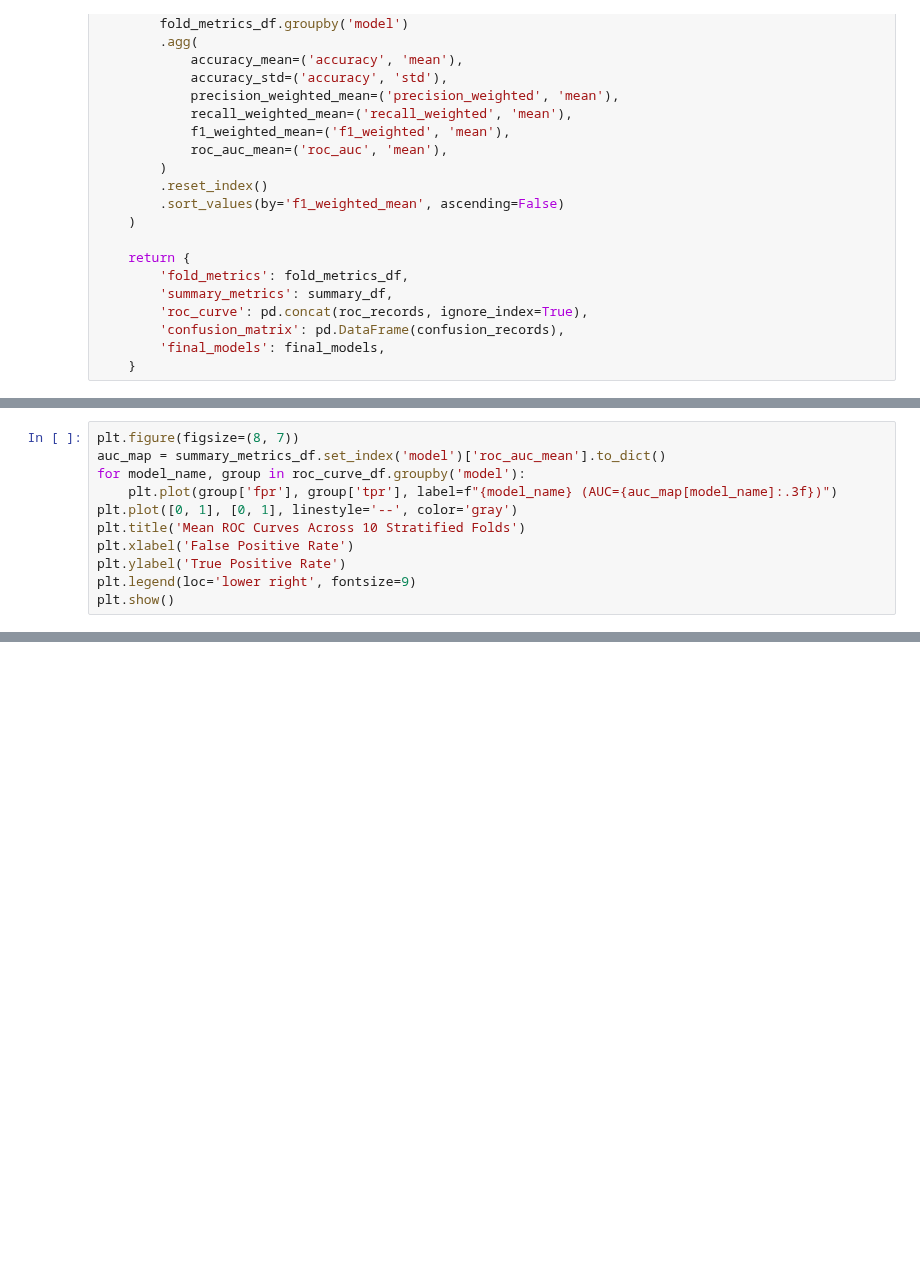
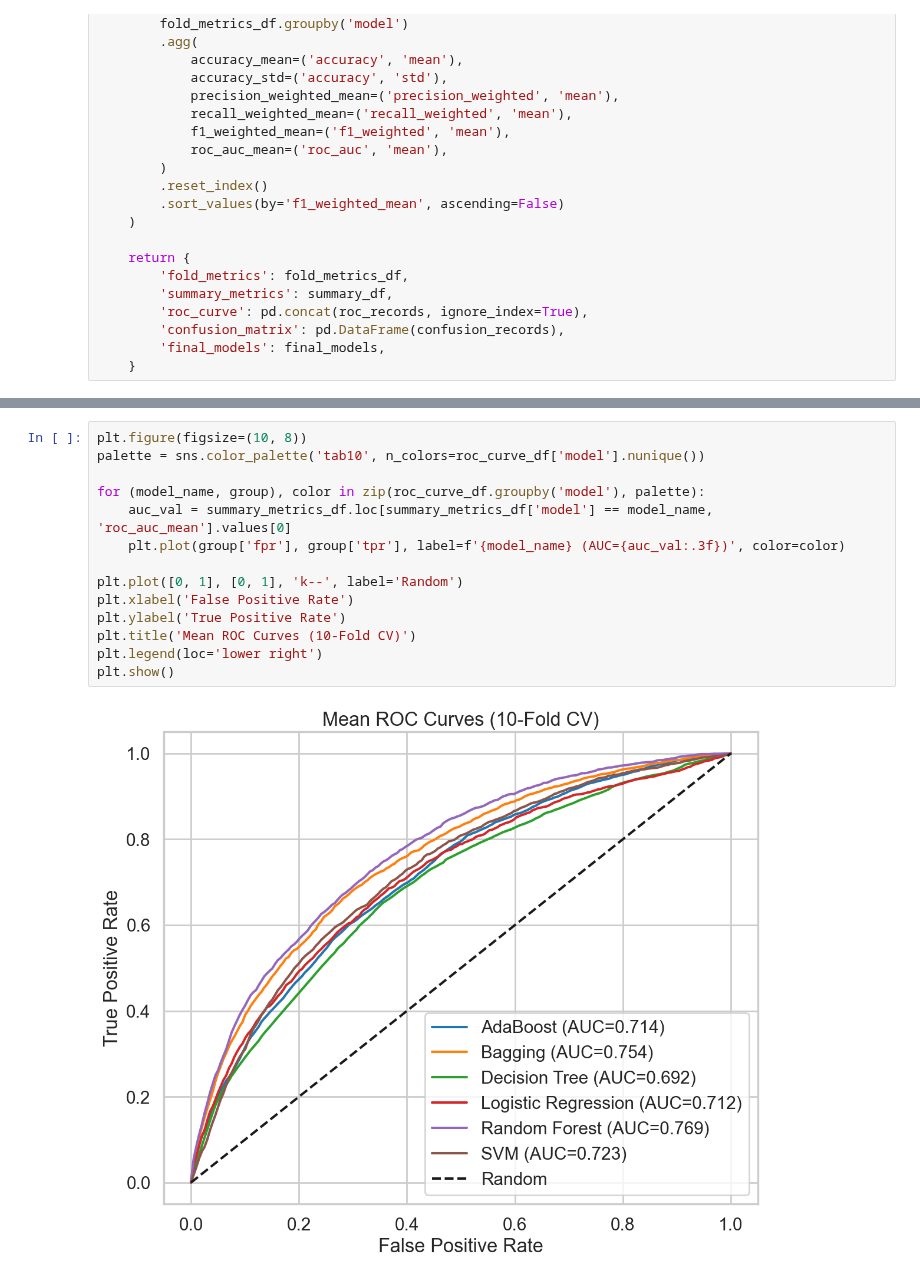
Before and after one commit to tuanxx31/Lab10, a Jupyter notebook: Software_Defect_Prediction.ipynb, the cells around one changed output, grey strips where cells are left out. Drawn from its saved outputs; the diff is of its cells as text; blank space fills up the shorter version.

```diff
--- a/Software_Defect_Prediction.ipynb
+++ b/Software_Defect_Prediction.ipynb
@@ -390,11 +435,0 @@ Passing `palette` without assigning `hue` is deprecated and will be removed in v
-# %%
-plt.figure(figsize=(8, 7))
-auc_map = summary_metrics_df.set_index('model')['roc_auc_mean'].to_dict()
-for model_name, group in roc_curve_df.groupby('model'):
-    plt.plot(group['fpr'], group['tpr'], label=f"{model_name} (AUC={auc_map[model_name]:.3f})")
-plt.plot([0, 1], [0, 1], linestyle='--', color='gray')
-plt.title('Mean ROC Curves Across 10 Stratified Folds')
-plt.xlabel('False Positive Rate')
-plt.ylabel('True Positive Rate')
-plt.legend(loc='lower right', fontsize=9)
-plt.show()
@@ -471,0 +459,16 @@ Name: 4, dtype: object
+# %%
+plt.figure(figsize=(10, 8))
+palette = sns.color_palette('tab10', n_colors=roc_curve_df['model'].nunique())
+
+for (model_name, group), color in zip(roc_curve_df.groupby('model'), palette):
+    auc_val = summary_metrics_df.loc[summary_metrics_df['model'] == model_name, 'roc_auc_mean'].values[0]
+    plt.plot(group['fpr'], group['tpr'], label=f'{model_name} (AUC={auc_val:.3f})', color=color)
+
+plt.plot([0, 1], [0, 1], 'k--', label='Random')
+plt.xlabel('False Positive Rate')
+plt.ylabel('True Positive Rate')
+plt.title('Mean ROC Curves (10-Fold CV)')
+plt.legend(loc='lower right')
+plt.show()
+# %% [output]
+[figure, added]
```
Also changed, not shown: parts of 33 cells of this notebook.
